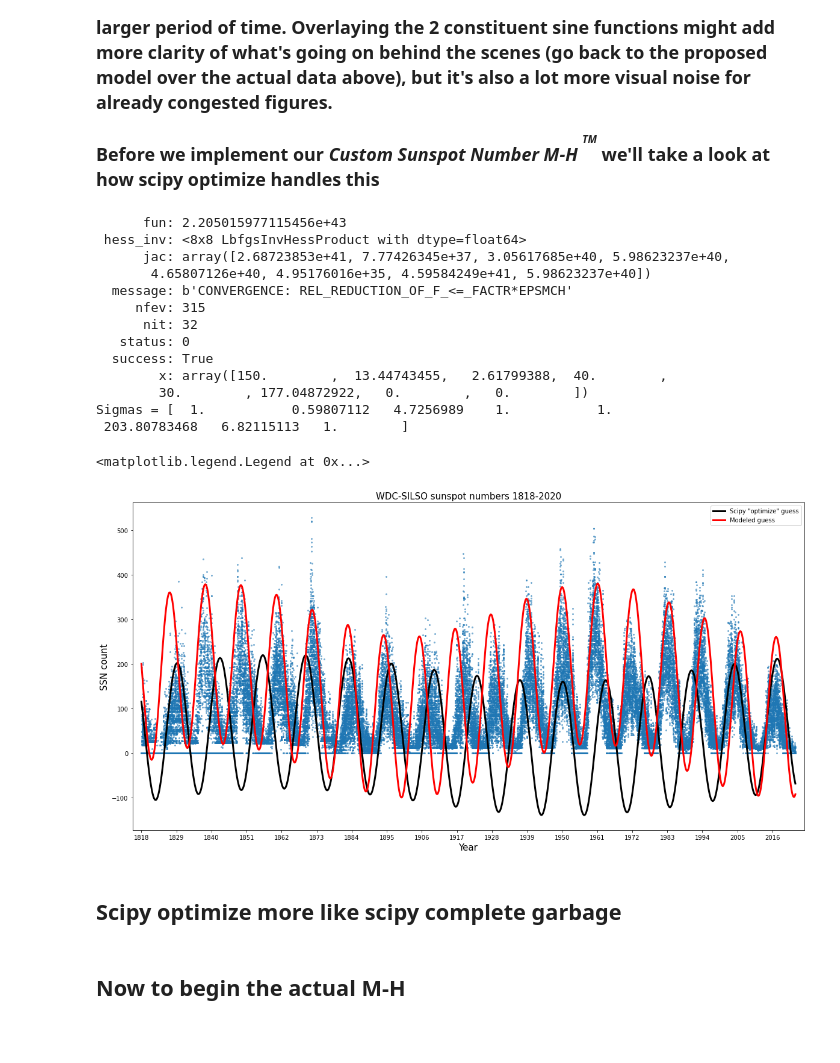
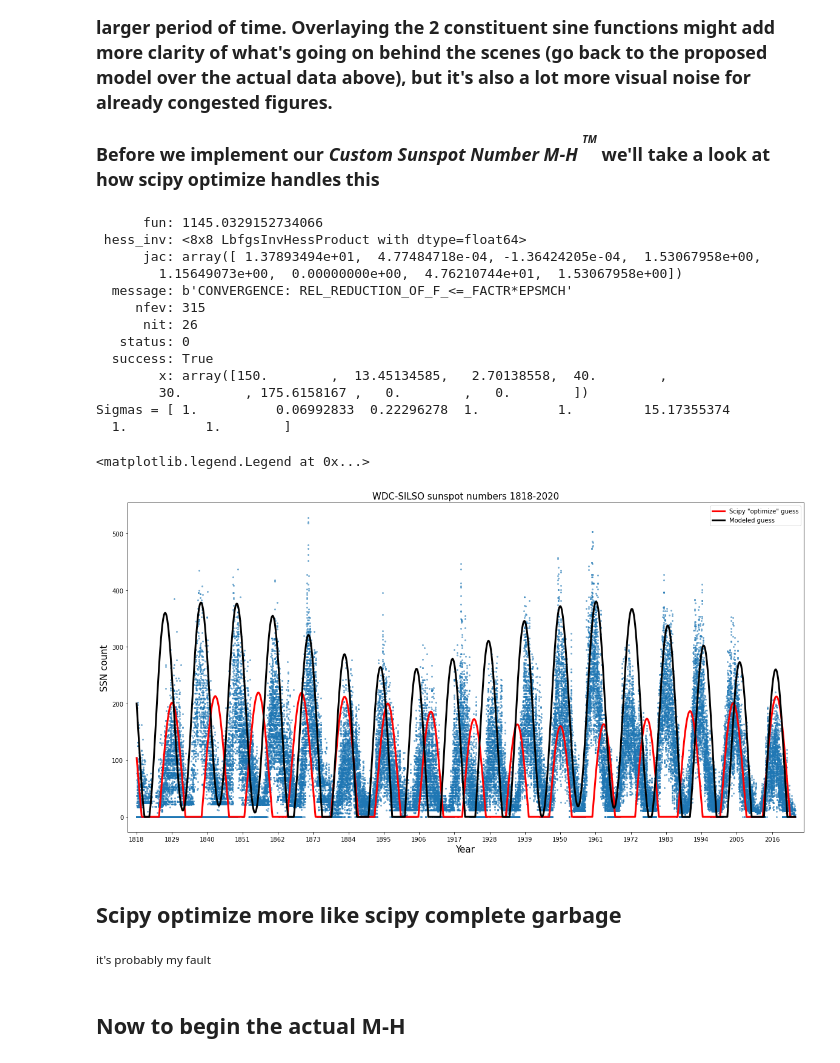
Before and after one commit to christandoi/ast596fds-final, a Jupyter notebook: chris_notebook.ipynb, the cells around one changed output. Cells and saved outputs as stored; diff of their text form; code cells hidden in the pictures; blank space fills up the shorter version.

```diff
--- a/chris_notebook.ipynb
+++ b/chris_notebook.ipynb
@@ -69,6 +69,8 @@ function2 = (amplitude2 * (np.sin(func2arg)) + offset2)
 poisson_error = pd.Series([np.sqrt(n) for n in cleaned_data])
 nonzero_poisson = poisson_error.replace(0.0, 1e-20)
 
+cleaned_stdev = silsoJD['std'].replace(0.0, np.nan)
+
 total_function = (function1 + function2)
 total_function[total_function <0] = 0
 # %%
@@ -94,7 +96,7 @@ def ssn_model(A1, B1, C1, D1, A2, B2, C2, D2, timeseries):
     arg2 = [date/B2 + C2 for date in timeseries]
     sine2 = A2 * np.sin(arg2) + D2
     combined = sine1 + sine2
-#     combined[combined <0] = 0
+    combined[combined <0] = 0
     return combined
 # %% [markdown]
 ### Make sure our model actually looks like the manual entries above
@@ -238,7 +240,8 @@ bounds = [(150,200), ((len(dates)/360) / 20, (len(dates)/360) / 15), (np.pi - np
          (30,90), ((len(dates)/360) / 3, (len(dates)/360) / 1), (np.arcsin(0), np.arcsin(0.5)), (0, 100)]
 
 # we need to pass the data to scipy.optimize
-args = (dates_deg, cleaned_data, nonzero_poisson)
+args = (dates_deg, cleaned_data, cleaned_stdev)
+chopped_args = (dates_deg[12000:], cleaned_data[12000:], cleaned_stdev[12000:])
 
 #restate our guess from earlier
 guess = [180, (len(dates)/360) / 18.33, np.pi - np.arcsin(0.25), 70, 60, (len(dates)/360) / 1.75, np.arcsin(0.25), 70]
@@ -251,35 +254,37 @@ print(res)
 sigmas = np.diag(res.hess_inv.todense())**0.5
 print('Sigmas =', sigmas)
 # %% [output]
-      fun: 2.205015977115456e+43
+      fun: 1145.0329152734066
  hess_inv: <8x8 LbfgsInvHessProduct with dtype=float64>
-      jac: array([2.68723853e+41, 7.77426345e+37, 3.05617685e+40, 5.98623237e+40,
-       4.65807126e+40, 4.95176016e+35, 4.59584249e+41, 5.98623237e+40])
+      jac: array([ 1.37893494e+01,  4.77484718e-04, -1.36424205e-04,  1.53067958e+00,
+        1.15649073e+00,  0.00000000e+00,  4.76210744e+01,  1.53067958e+00])
   message: b'CONVERGENCE: REL_REDUCTION_OF_F_<=_FACTR*EPSMCH'
      nfev: 315
-      nit: 32
+      nit: 26
    status: 0
   success: True
-        x: array([150.        ,  13.44743455,   2.61799388,  40.        ,
-        30.        , 177.04872922,   0.        ,   0.        ])
-Sigmas = [  1.           0.59807112   4.7256989    1.           1.
- 203.80783468   6.82115113   1.        ]
+        x: array([150.        ,  13.45134585,   2.70138558,  40.        ,
+        30.        , 175.6158167 ,   0.        ,   0.        ])
+Sigmas = [ 1.          0.06992833  0.22296278  1.          1.         15.17355374
+  1.          1.        ]
 # %%
 fig = plt.figure(figsize=(20,10))
 plt.title('WDC-SILSO sunspot numbers 1818-2020', fontsize=15)
 plt.ylabel('SSN count', fontsize=15)
 plt.xlabel('Year', fontsize=15)
 plt.xticks(np.arange(0, len(dates), 11*360), labels=np.arange(1818,2020, 11))
 plt.xlim(-1000, len(dates)+1000)
 plt.scatter(dates, cleaned_data, s=4, alpha=0.5)
-plt.plot(dates, ssn_model(*res.x, dates_deg), c='k', linewidth=3, label='Scipy "optimize" guess')
-plt.plot(dates, ssn_model(*guess, dates_deg), c='r', lw=3, label='Modeled guess')
+plt.plot(dates, ssn_model(*res.x, dates_deg), c='r', linewidth=3, label='Scipy "optimize" guess')
+plt.plot(dates, ssn_model(*guess, dates_deg), c='k', lw=3, label='Modeled guess')
 plt.legend()
 # %% [output]
 <matplotlib.legend.Legend at 0x...>
-[figure, old version]
+[figure, new version]
 # %% [markdown]
 ## Scipy optimize more like scipy complete garbage
+
+<sub>it's probably my fault</sub>
 # %% [markdown]
 ## Now to begin the actual M-H
 # %%
```
Also changed, not shown: parts of 20 cells of this notebook.
